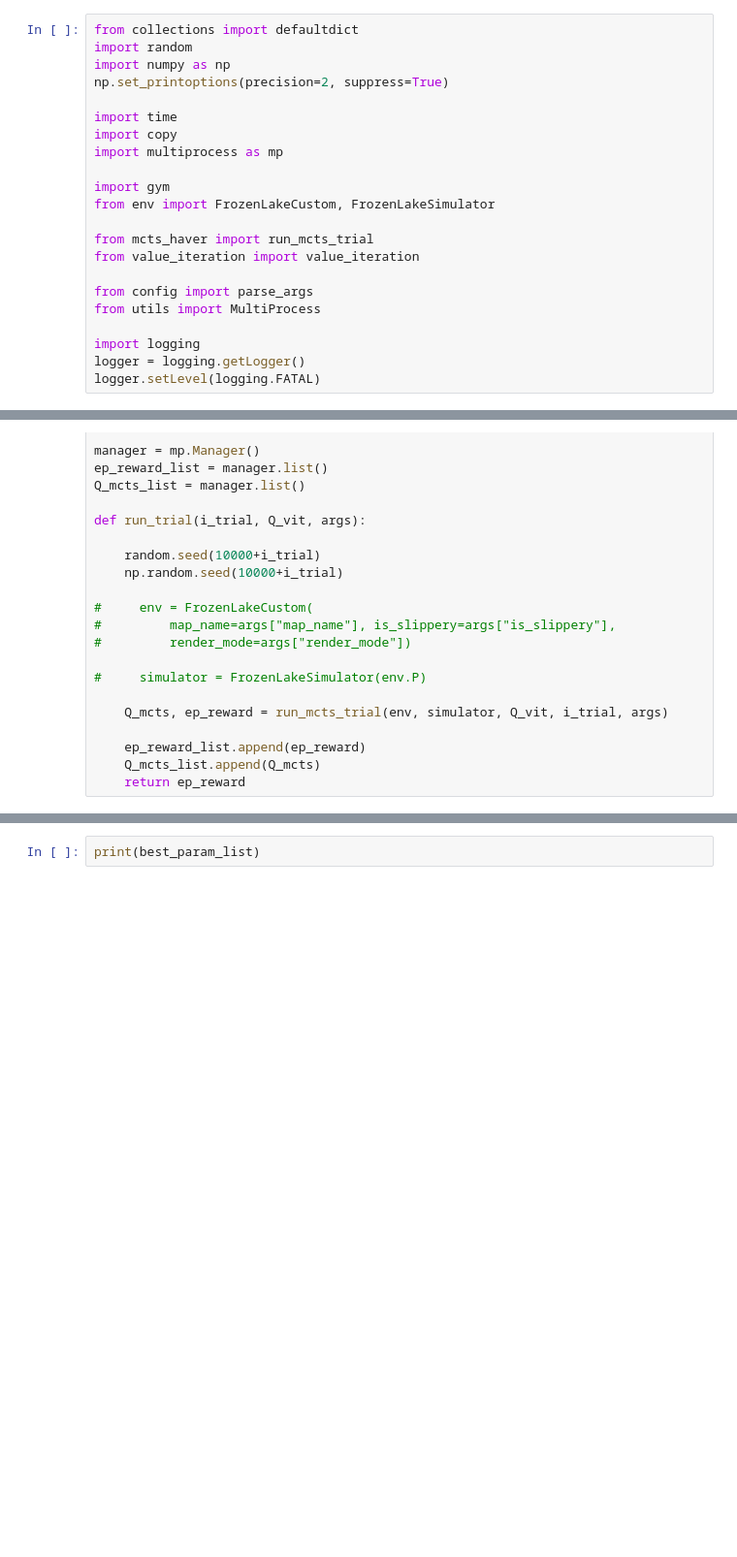
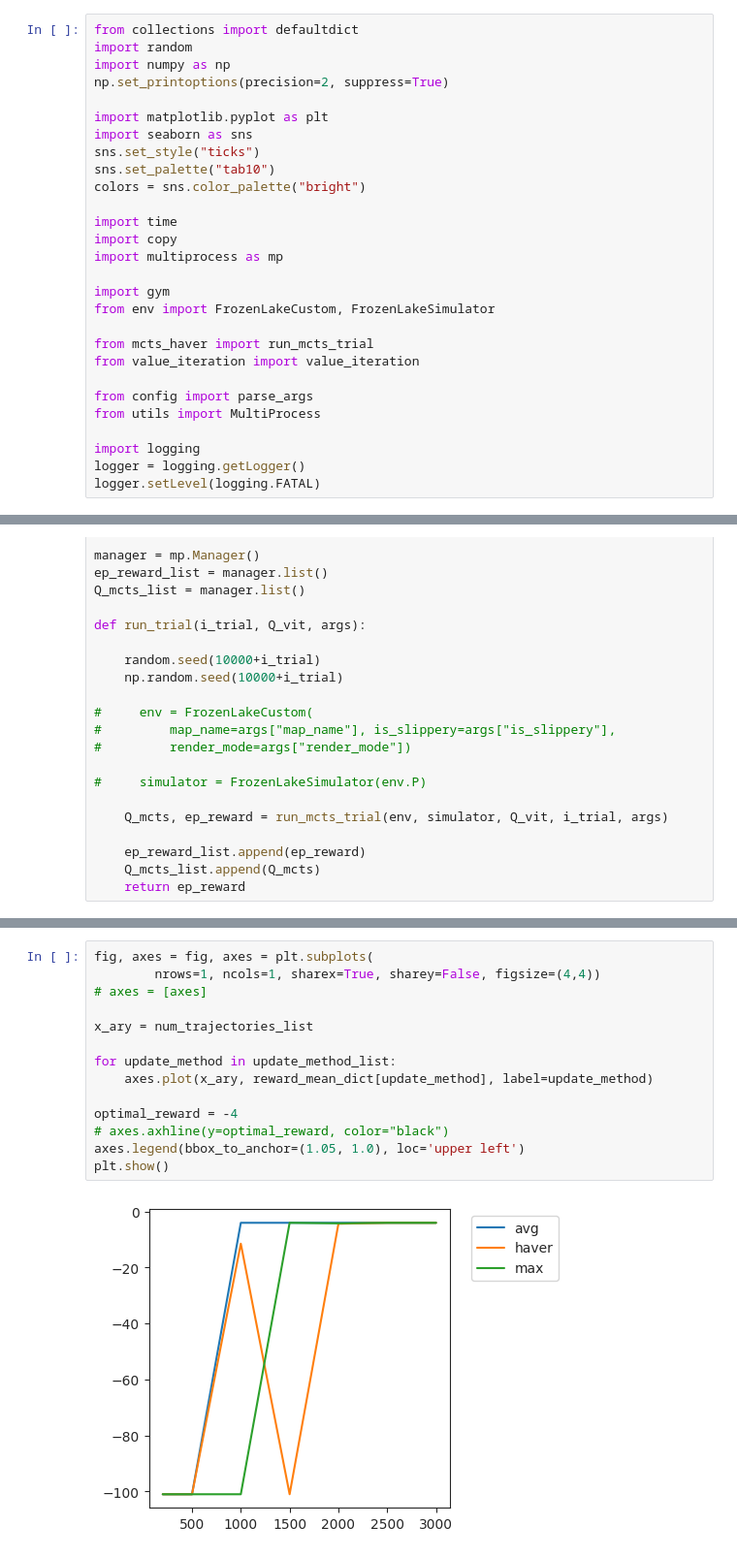
Before and after one commit to tnguyen9210/MCTS-Haver, a Jupyter notebook: 41_frozenlake_ns_all_uni_rollout.ipynb, the cells around one changed output, grey strips where cells are left out. Shown: that part at 97% size. Drawn from its saved outputs; the diff is of its cells as text; blank space fills up the shorter version.

```diff
--- a/41_frozenlake_ns_all_uni_rollout.ipynb
+++ b/41_frozenlake_ns_all_uni_rollout.ipynb
@@ -3,6 +3,12 @@ from collections import defaultdict
 import random
 import numpy as np
 np.set_printoptions(precision=2, suppress=True)
+
+import matplotlib.pyplot as plt
+import seaborn as sns
+sns.set_style("ticks")
+sns.set_palette("tab10")
+colors = sns.color_palette("bright")
 
 import time
 import copy
@@ -129,2 +147,16 @@ SyntaxError: invalid syntax (2117063160.py, line 31)
 # %%
-print(best_param_list)
+fig, axes = fig, axes = plt.subplots(
+        nrows=1, ncols=1, sharex=True, sharey=False, figsize=(4,4))
+# axes = [axes]
+
+x_ary = num_trajectories_list
+
+for update_method in update_method_list:
+    axes.plot(x_ary, reward_mean_dict[update_method], label=update_method)
+
+optimal_reward = -4
+# axes.axhline(y=optimal_reward, color="black")
+axes.legend(bbox_to_anchor=(1.05, 1.0), loc='upper left')
+plt.show()
+# %% [output]
+[figure, added]
```
Also changed, not shown: parts of 1 cell of this notebook, 6 other files.
